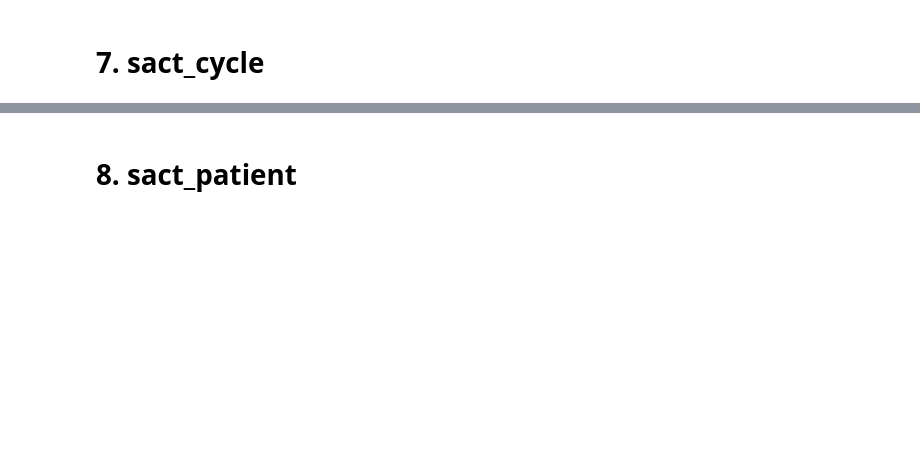
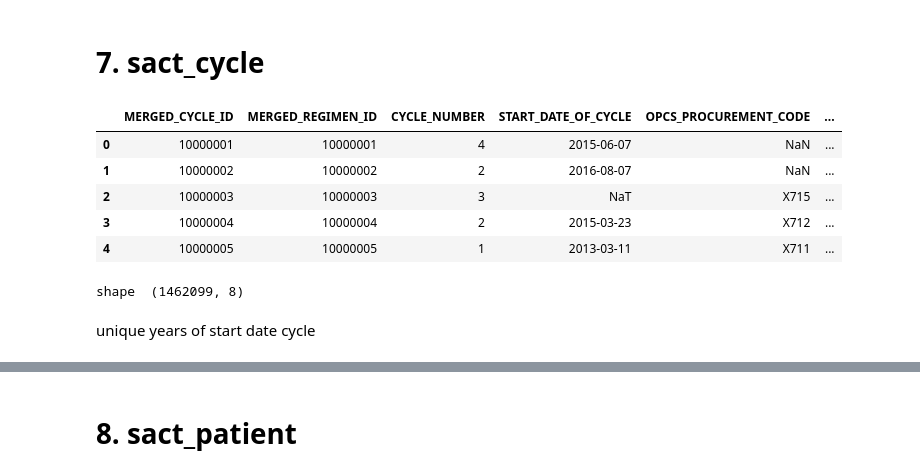
Before and after one commit to UCL-simulacrum/EDA, a Jupyter notebook: cancerdata_EDA.ipynb, the cells around one changed output, grey strips where cells are left out. Drawn from its saved outputs; the diff is of its cells as text; code cells hidden in the pictures; blank space fills up the shorter version.

```diff
--- a/cancerdata_EDA.ipynb
+++ b/cancerdata_EDA.ipynb
@@ -10,6 +10,9 @@ import load
 import descriptions
 
 po.init_notebook_mode(connected=True)
+# %%
+import pandas as pd
+pd.set_option('display.max_columns', 500)
 # %% [markdown]
 # Contents
 
@@ -360,7 +458,17 @@ for i in range(10):
 # %% [markdown]
 # 7. sact_cycle
 # %%
-sact_cycle = pd.read_csv('simulacrum_release_v1.1.0/sim_sact_cycle.csv', low_memory=False)
+sact_cycle = load.load_table('sact_cycle')
 display(sact_cycle.head())
 
 print('shape ',sact_cycle.shape)
+# %% [output]
+|  | MERGED_CYCLE_ID | MERGED_REGIMEN_ID | CYCLE_NUMBER | START_DATE_OF_CYCLE | OPCS_PROCUREMENT_CODE | ... |
+| 0 | 10000001 | 10000001 | 4 | 2015-06-07 | NaN | ... |
+| 1 | 10000002 | 10000002 | 2 | 2016-08-07 | NaN | ... |
+| 2 | 10000003 | 10000003 | 3 | NaT | X715 | ... |
+| 3 | 10000004 | 10000004 | 2 | 2015-03-23 | X712 | ... |
+| 4 | 10000005 | 10000005 | 1 | 2013-03-11 | X711 | ... |
+shape  (1462099, 8)
+# %% [markdown]
+unique years of start date cycle
```
Also changed, not shown: parts of 34 cells of this notebook.
